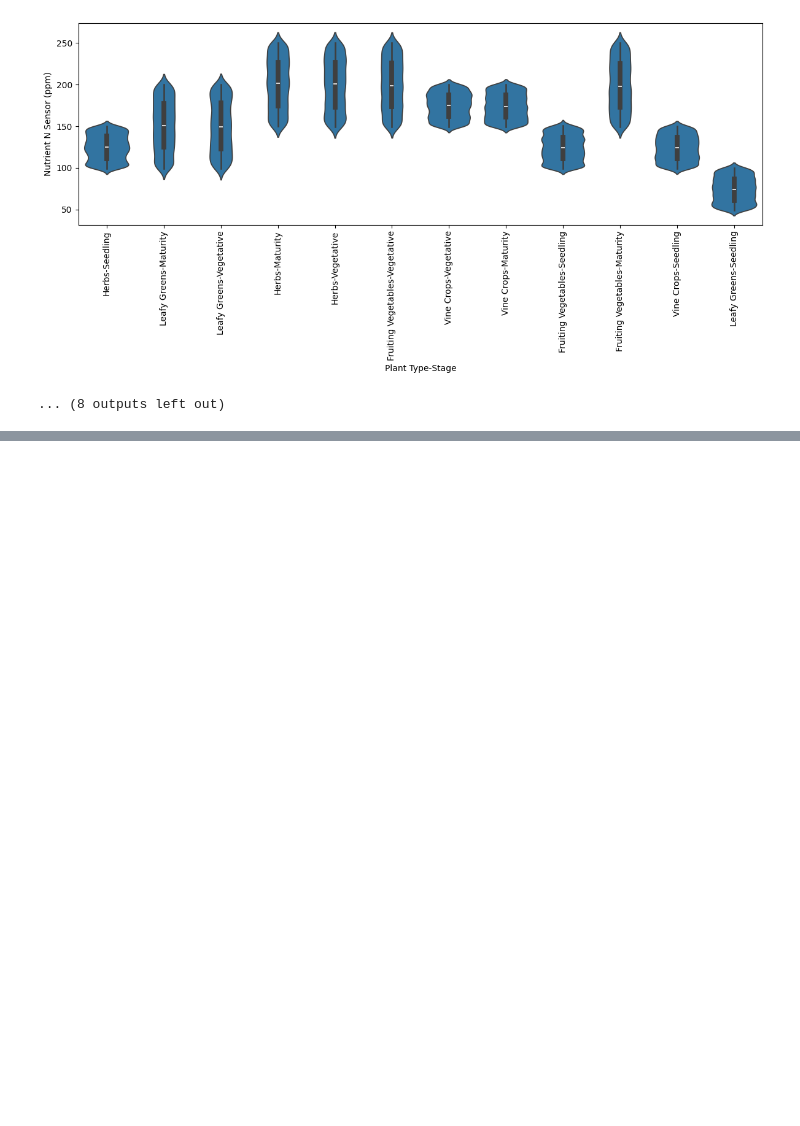
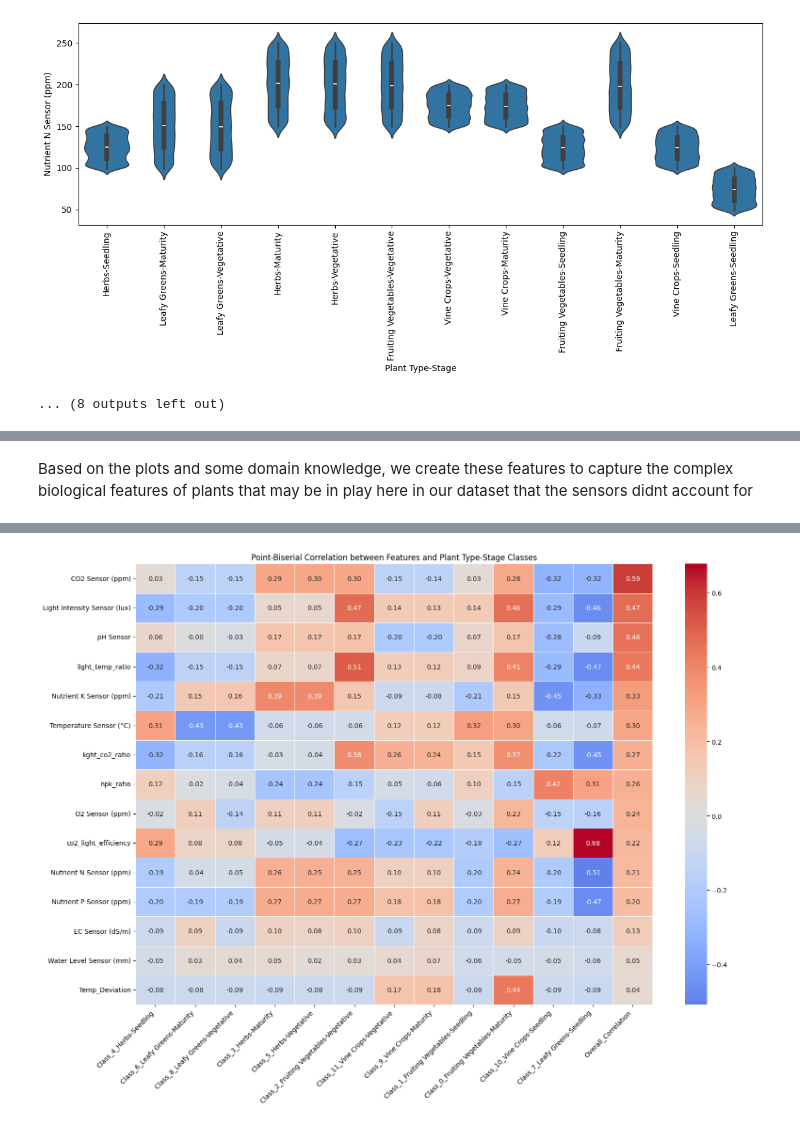
Before and after one commit to Anish-Gholap/agricultural-ml-pipeline, a Jupyter notebook: eda.ipynb, the cells around one changed output, grey strips where cells are left out. Cells and saved outputs as stored; diff of their text form; code cells hidden in the pictures; blank space fills up the shorter version.

```diff
--- a/eda.ipynb
+++ b/eda.ipynb
@@ -463,0 +485,6 @@ for param in parameters:
+# %%
+df_transformed['light_temp_ratio'] =  df_transformed['Light Intensity Sensor (lux)'] / df_transformed['Temperature Sensor (°C)']
+
+df_transformed['co2_light_efficiency'] = df_transformed['CO2 Sensor (ppm)'] / df_transformed['Light Intensity Sensor (lux)']
+
+df_transformed.columns.to_list()
@@ -463,0 +540,7 @@ for param in parameters:
+# %%
+new_df = df_transformed.copy()
+
+new_df['System Location Code'] = train_set['System Location Code']
+new_df['Previous Cycle Plant Type'] = train_set["Previous Cycle Plant Type"]
+
+new_df.head()
@@ -469,7 +563,7 @@ import numpy as np
 optimal_ph_ranges = {}
 
 # Group data by Plant Type-Stage
-grouped = df.groupby('Plant Type-Stage')
+grouped = new_df.groupby('Plant Type-Stage')
 
 # For each group, find natural pH clusters
 for name, group in grouped:
@@ -504,4 +598,4 @@ def categorize_ph_clustered(row):
     else:
         return 'optimal'
 
-df['pH Category Clustered'] = df.apply(categorize_ph_clustered, axis=1)
+new_df['pH Category Clustered'] = new_df.apply(categorize_ph_clustered, axis=1)
@@ -728,0 +624,62 @@ Accuracy: 0.7810
+# %% [markdown]
+Based on the plots and some domain knowledge, we create these features to capture the complex biological features of plants that may be in play here in our dataset that the sensors didnt account for
+# %%
+from sklearn.preprocessing import LabelEncoder
+from scipy.stats import pointbiserialr
+
+analysis_copy = new_df.copy()
+
+encoder = LabelEncoder()
+analysis_copy['Plant Type-Stage_encoded'] = encoder.fit_transform(analysis_copy["Plant Type-Stage"])
+
+class_mapping = {i: label for i, label in enumerate(encoder.classes_)}
+print("Class mapping:")
+for i, label in class_mapping.items():
+    print(f"{i}: {label}")
+
+num_cols = analysis_copy.select_dtypes(include=['int64', 'float64']).columns.to_list()
+
+if "Plant Type-Stage_encoded" in num_cols:
+  num_cols.remove("Plant Type-Stage_encoded")
+
+# Create a DataFrame to store correlations
+correlation_df = pd.DataFrame(index=num_cols)
+
+# Get unique classes
+classes = analysis_copy['Plant Type-Stage_encoded'].unique()
+
+# For each class, calculate point-biserial correlation
+for cls in classes:
+    # Create binary target (1 for current class, 0 for others)
+    analysis_copy[f'is_class_{cls}'] = (analysis_copy['Plant Type-Stage_encoded'] == cls).astype(int)
+
+    # Calculate correlations
+    correlations = []
+    for col in num_cols:
+        corr, p_value = pointbiserialr(analysis_copy[f'is_class_{cls}'], analysis_copy[col])
+        correlations.append(corr)
+
+    # Add to DataFrame
+    class_name = class_mapping[cls]
+    correlation_df[f'Class_{cls}_{class_name}'] = correlations
+
+# Calculate overall correlation with the encoded target
+correlations_overall = []
+for col in num_cols:
+    # Use absolute correlation to measure overall strength regardless of direction
+    corr = abs(np.corrcoef(analysis_copy[col], analysis_copy['Plant Type-Stage_encoded'])[0, 1])
+    correlations_overall.append(corr)
+
+correlation_df['Overall_Correlation'] = correlations_overall
+
+# Sort by overall correlation
+correlation_df = correlation_df.sort_values('Overall_Correlation', ascending=False)
+
+# Create heatmap of correlations
+plt.figure(figsize=(16, 12))
+sns.heatmap(correlation_df, annot=True, cmap='coolwarm', center=0, linewidths=.5, fmt='.2f')
+plt.title('Point-Biserial Correlation between Features and Plant Type-Stage Classes')
+plt.xticks(rotation=45, ha='right')
+plt.tight_layout()
+plt.show()
+# %% [output]
@@ -728,0 +699 @@ Accuracy: 0.7810
+[figure, added]
```
Also changed, not shown: parts of 28 cells of this notebook, 11 other files.
